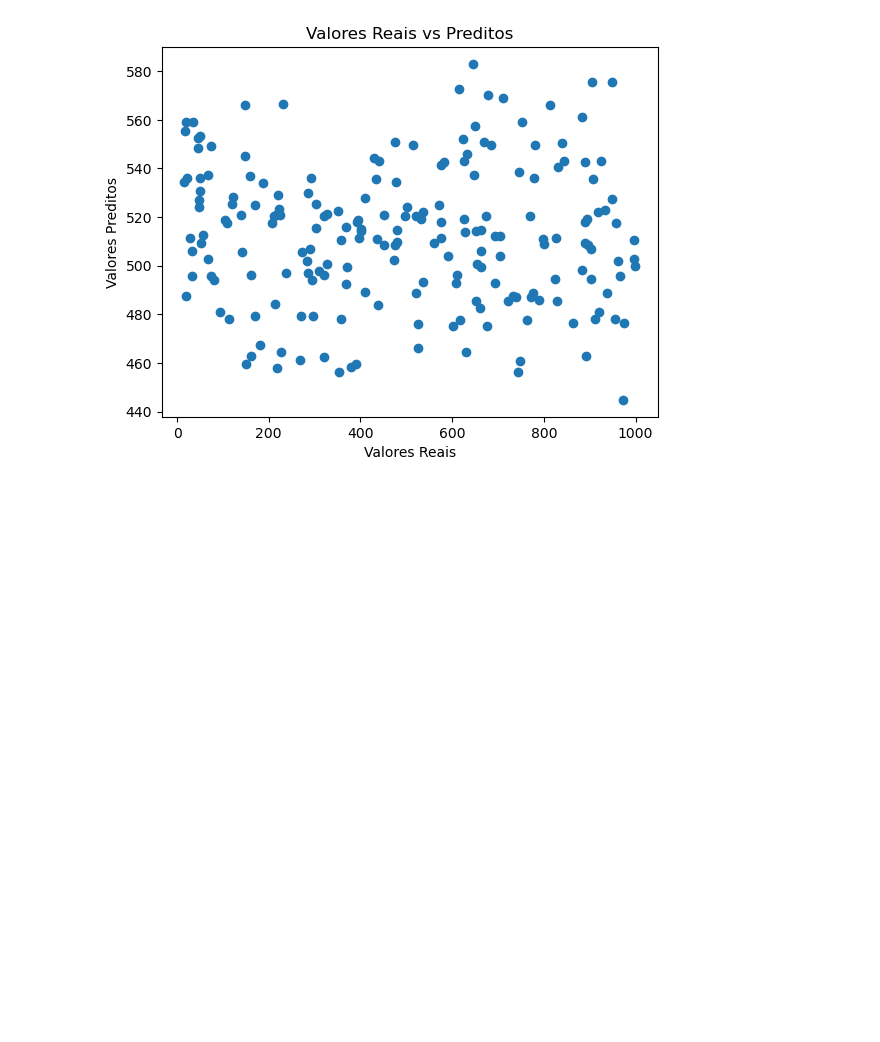
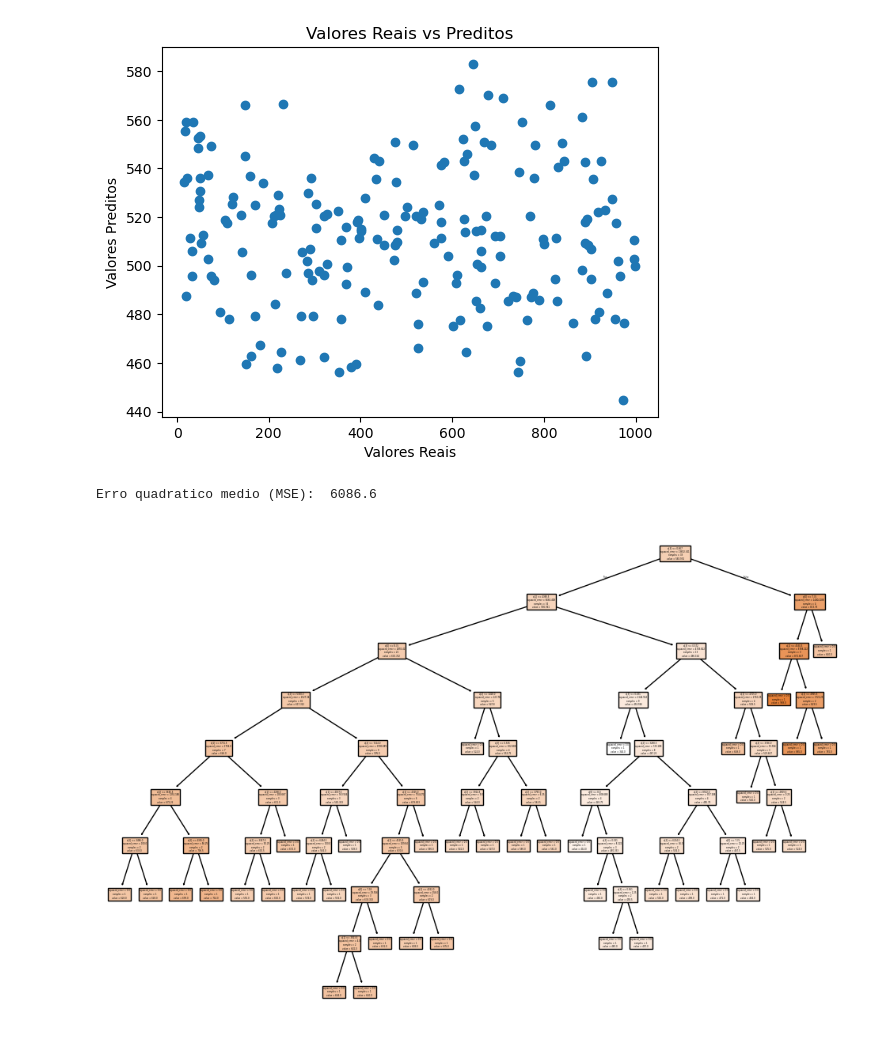
Before and after one commit to caioding/ZL-Academy-LG-, a Jupyter notebook: machine-learning/test.ipynb, the cells around one changed output. Cells and saved outputs as stored; diff of their text form; code cells hidden in the pictures; blank space fills up the shorter version.

Commit message:
:sparkles: feat: KNM, Decision Tree Classifier

```diff
--- a/machine-learning/test.ipynb
+++ b/machine-learning/test.ipynb
@@ -91,3 +91,47 @@ MAE: 254.42585710324917
 MSE: 87531.34464220935
 R^2:  -0.02152676072223736
 [figure]
+# %%
+import pandas as pd
+import os
+
+current_dir = os.getcwd()
+path_file = os.path.join(current_dir, "consumption_of_petrol.csv")
+
+# Ler os dados do CSV com encoding especificado
+df_petr = pd.read_csv(path_file, encoding='latin1')
+
+df_petr.head()
+
+X = df_petr.drop('Petrol_Consumption', axis=1)
+y = df_petr['Petrol_Consumption']
+
+X.head()
+
+y.head()
+
+from sklearn.model_selection import train_test_split
+X_train, X_test, y_train, y_test = train_test_split(X, y, test_size=0.2, random_state=0)
+
+from sklearn.tree import DecisionTreeRegressor
+regres = DecisionTreeRegressor()
+regres.fit(X_train, y_train)
+
+y_pred = regres.predict(X_test)
+
+df = pd.DataFrame({'Actual': y_test, 'Predicted': y_pred})
+df.head()
+
+from sklearn.metrics import mean_squared_error
+mse = mean_squared_error(y_test, y_pred)
+print('Erro quadratico medio (MSE): ', mse)
+
+from sklearn.tree import plot_tree
+import matplotlib.pyplot as plt
+
+plt.figure(figsize=(12, 8))
+plot_tree(regres, filled = True)
+plt.show()
+# %% [output]
+Erro quadratico medio (MSE):  6086.6
+[figure, added]
```
Also changed, not shown: 6 other files.
